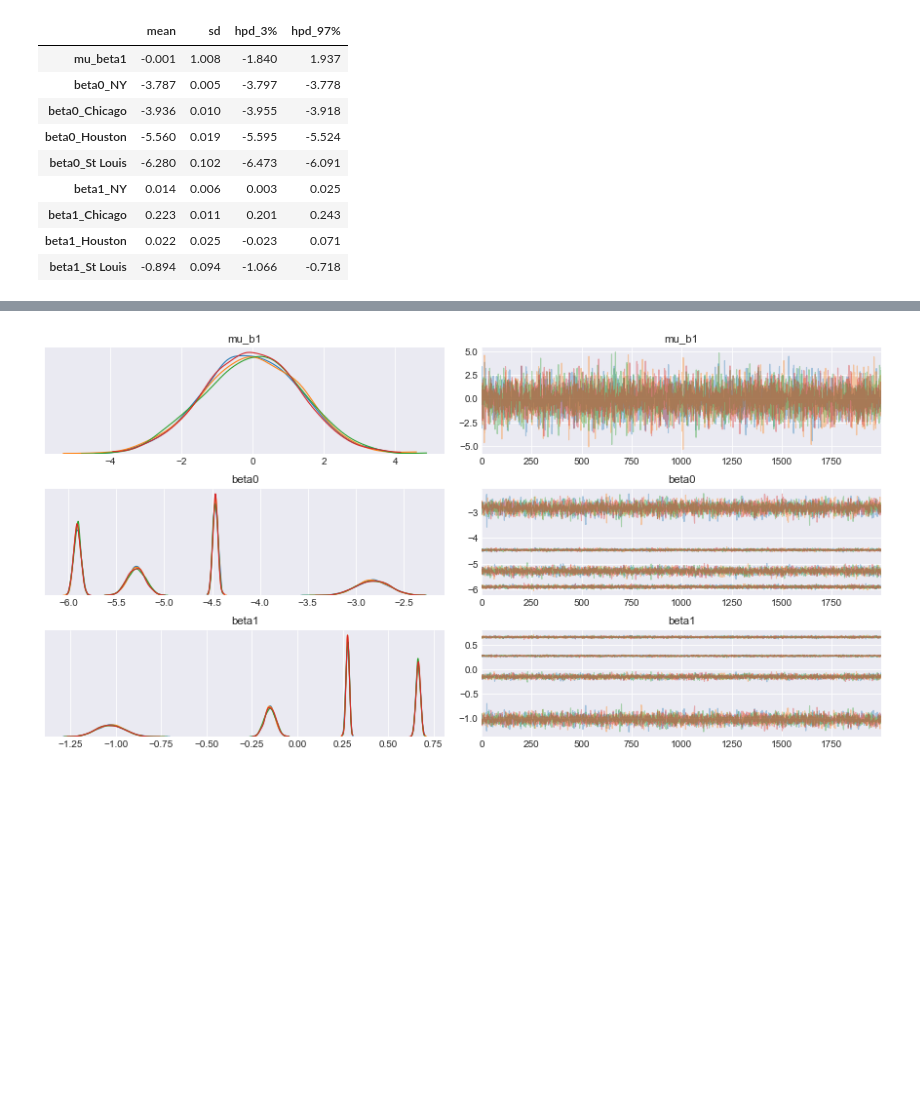
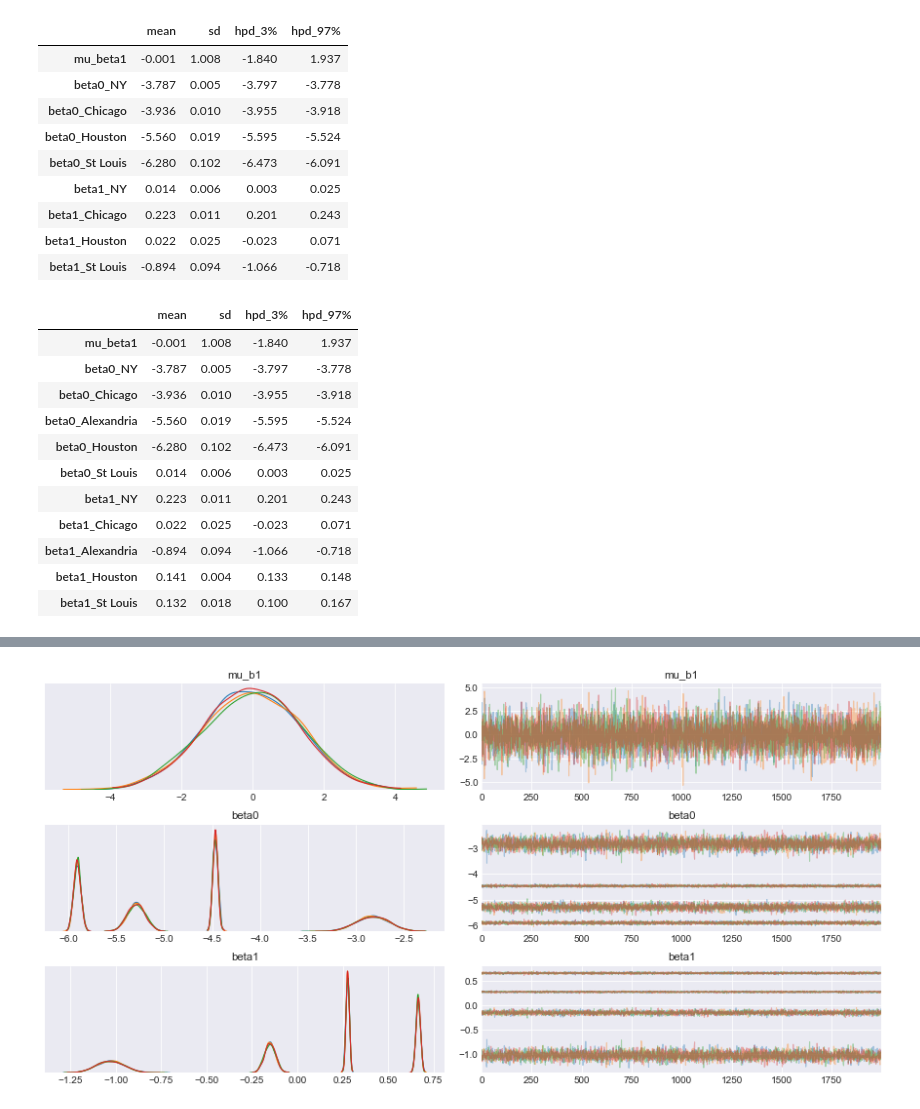
Before and after one commit to kay-wu/MIT-COVID-Datathon, a Jupyter notebook: covid_analysis_all_cities.ipynb, the cells around one changed output, grey strips where cells are left out. Saved outputs shown, nothing was run; the diff lists cells and outputs as text; code cells hidden in the pictures; blank space fills up the shorter version.

```diff
--- a/covid_analysis_all_cities.ipynb
+++ b/covid_analysis_all_cities.ipynb
@@ -916,3 +910,12 @@ Auto-assigning NUTS sampler...
 Initializing NUTS using jitter+adapt_diag...
 Multiprocess sampling (4 chains in 4 jobs)
 NUTS: [beta4, beta3, beta2, beta1, beta0, mu_b1]
+# %%
+with open('./data/traces/trace_low_income2.pkl', 'wb') as f:
+    pickle.dump(trc_model_low_income2, f)
+
+with open('./data/traces/trace_medium_income2.pkl', 'wb') as f:
+    pickle.dump(trc_model_medium_income2, f)
+
+with open('./data/traces/trace_high_income2.pkl', 'wb') as f:
+    pickle.dump(trc_model_high_income2, f)
@@ -937,3 +949,27 @@ sum_low_short[['mean','sd','hpd_3%','hpd_97%']]
 | beta1_Chicago | 0.223 | 0.011 | 0.201 | 0.243 |
 | beta1_Houston | 0.022 | 0.025 | -0.023 | 0.071 |
 | beta1_St Louis | -0.894 | 0.094 | -1.066 | -0.718 |
+# %%
+sum_medium = pm.summary(trc_model_medium_income2)
+city_medium = list(city_lookup_medium.keys())
+sum_medium_short = sum_low[:11]
+sum_medium_short.index = ['mu_beta1', 'beta0_' + city_medium[0], 'beta0_' + city_medium[1],\
+                 'beta0_' + city_medium[2],\
+                'beta0_' + city_medium[3],'beta0_' + city_medium[4],\
+                          'beta1_' + city_medium[0], 'beta1_' + city_medium[1],\
+                 'beta1_' + city_medium[2],\
+                'beta1_' + city_medium[3],'beta1_' + city_medium[4]]
+sum_medium_short[['mean','sd','hpd_3%','hpd_97%']]
+# %% [output]
+|  | mean | sd | hpd_3% | hpd_97% |
+| mu_beta1 | -0.001 | 1.008 | -1.840 | 1.937 |
+| beta0_NY | -3.787 | 0.005 | -3.797 | -3.778 |
+| beta0_Chicago | -3.936 | 0.010 | -3.955 | -3.918 |
+| beta0_Alexandria | -5.560 | 0.019 | -5.595 | -5.524 |
+| beta0_Houston | -6.280 | 0.102 | -6.473 | -6.091 |
+| beta0_St Louis | 0.014 | 0.006 | 0.003 | 0.025 |
+| beta1_NY | 0.223 | 0.011 | 0.201 | 0.243 |
+| beta1_Chicago | 0.022 | 0.025 | -0.023 | 0.071 |
+| beta1_Alexandria | -0.894 | 0.094 | -1.066 | -0.718 |
+| beta1_Houston | 0.141 | 0.004 | 0.133 | 0.148 |
+| beta1_St Louis | 0.132 | 0.018 | 0.100 | 0.167 |
```
Also changed, not shown: parts of 17 cells of this notebook.
